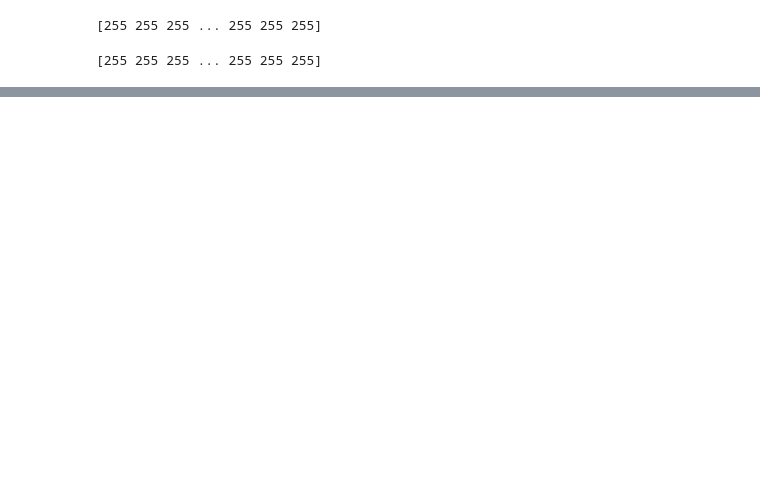
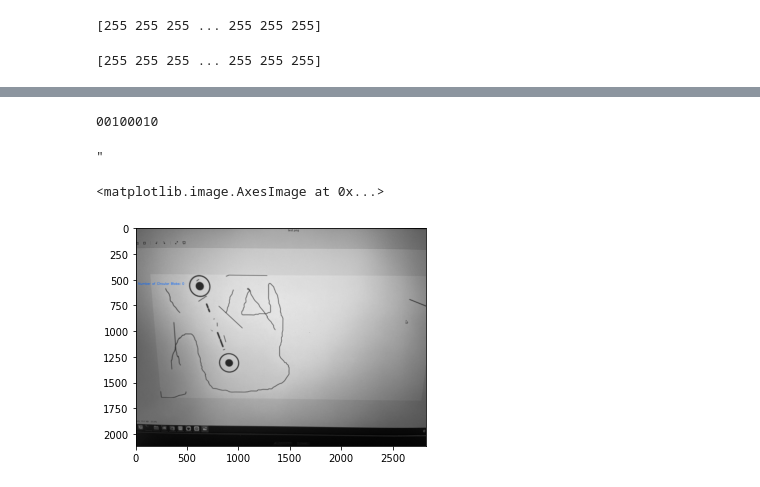
Before and after one commit to yogesh895/FlamCode, a Jupyter notebook: detection/detector.ipynb, the cells around one changed output, grey strips where cells are left out. Drawn from its saved outputs; the diff is of its cells as text; code cells hidden in the pictures; blank space fills up the shorter version.

Commit message:
Decoded Single line code

```diff
--- a/detection/detector.ipynb
+++ b/detection/detector.ipynb
@@ -234,0 +234,78 @@ print(ans)
+# %%
+decoded = ""
+for i in ans:
+    if(i<150):
+        decoded+=("1")
+    else:
+        decoded+=("0")
+print(decoded)
+# %% [output]
+00100010
+# %%
+ascii_string = ""
+
+
+an_integer = int(decoded, 2)
+
+
+
+ascii_character = chr(an_integer)
+
+
+
+ascii_string += ascii_character
+
+
+
+print(ascii_string)
+# %% [output]
+"
+# %%
+import cv2
+import numpy as np
+import matplotlib.pyplot as plt
+
+# Load image
+image = cv2.imread('test2.jpg', 0)
+
+# Set our filtering parameters
+# Initialize parameter settiing using cv2.SimpleBlobDetector
+params = cv2.SimpleBlobDetector_Params()
+
+# Set Area filtering parameters
+params.filterByArea = True
+params.minArea = 100
+
+# Set Circularity filtering parameters
+params.filterByCircularity = True
+params.minCircularity = 0.9
+
+# Set Convexity filtering parameters
+params.filterByConvexity = True
+params.minConvexity = 0.2
+
+# Set inertia filtering parameters
+params.filterByInertia = True
+params.minInertiaRatio = 0.01
+
+# Create a detector with the parameters
+detector = cv2.SimpleBlobDetector_create(params)
+
+# Detect blobs
+keypoints = detector.detect(image)
+
+# Draw blobs on our image as red circles
+blank = np.zeros((1, 1))
+blobs = cv2.drawKeypoints(image, keypoints, blank, (0, 0, 255),
+						cv2.DRAW_MATCHES_FLAGS_DRAW_RICH_KEYPOINTS)
+
+number_of_blobs = len(keypoints)
+text = "Number of Circular Blobs: " + str(len(keypoints))
+cv2.putText(blobs, text, (20, 550),
+			cv2.FONT_HERSHEY_SIMPLEX, 1, (0, 100, 255), 2)
+
+# Show blobs
+plt.imshow(blobs,cmap='gray')
+# %% [output]
+<matplotlib.image.AxesImage at 0x...>
+[figure, added]
```
Also changed, not shown: parts of 8 cells of this notebook, 1 other file.
